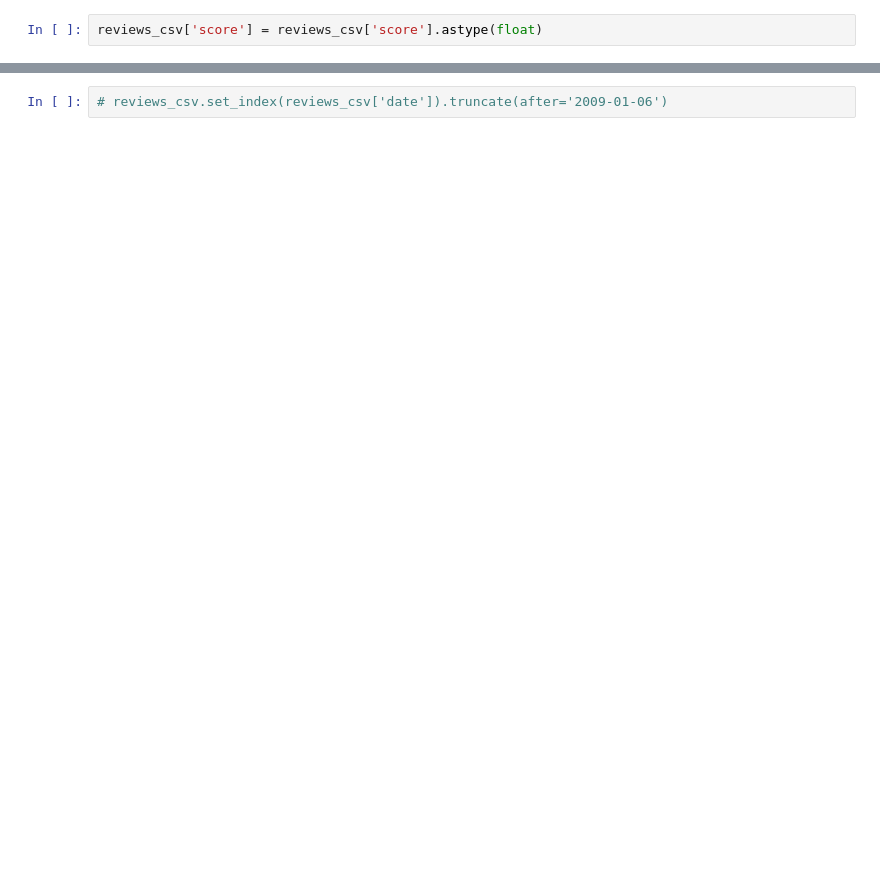
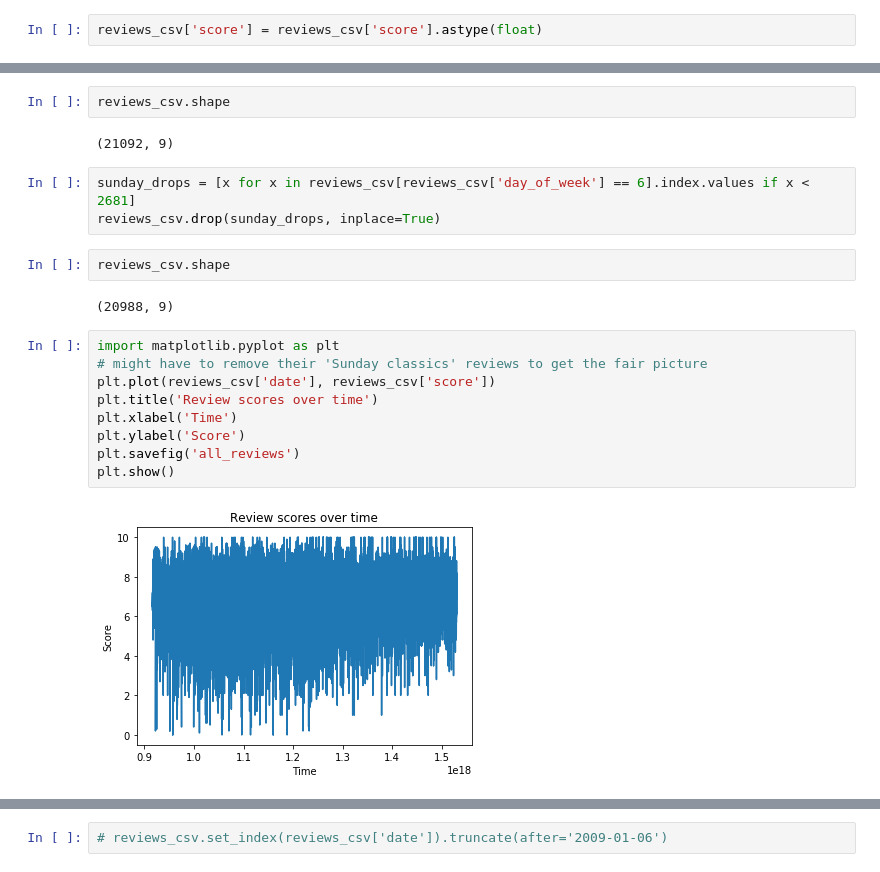
Before and after one commit to hbh3re/pitchfork, a Jupyter notebook: scrapy.ipynb, the cells around one changed output, grey strips where cells are left out. Drawn from its saved outputs; the diff is of its cells as text; blank space fills up the shorter version.

```diff
--- a/scrapy.ipynb
+++ b/scrapy.ipynb
@@ -148,3 +143,25 @@ reviews_csv['score'] = reviews_csv['score'].astype(float)
+# %%
+reviews_csv.shape
+# %% [output]
+(21092, 9)
+# %%
+sunday_drops = [x for x in reviews_csv[reviews_csv['day_of_week'] == 6].index.values if x < 2681]
+reviews_csv.drop(sunday_drops, inplace=True)
+# %%
+reviews_csv.shape
+# %% [output]
+(20988, 9)
+# %%
+import matplotlib.pyplot as plt
+# might have to remove their 'Sunday classics' reviews to get the fair picture
+plt.plot(reviews_csv['date'], reviews_csv['score'])
+plt.title('Review scores over time')
+plt.xlabel('Time')
+plt.ylabel('Score')
+plt.savefig('all_reviews')
+plt.show()
+# %% [output]
+[figure, added]
 # %%
 reviews_csv.set_index(reviews_csv['date']).resample('M').mean()['score'].plot()
 plt.title('Mean over time')
```
Also changed, not shown: parts of 18 cells of this notebook, 7 other files.
